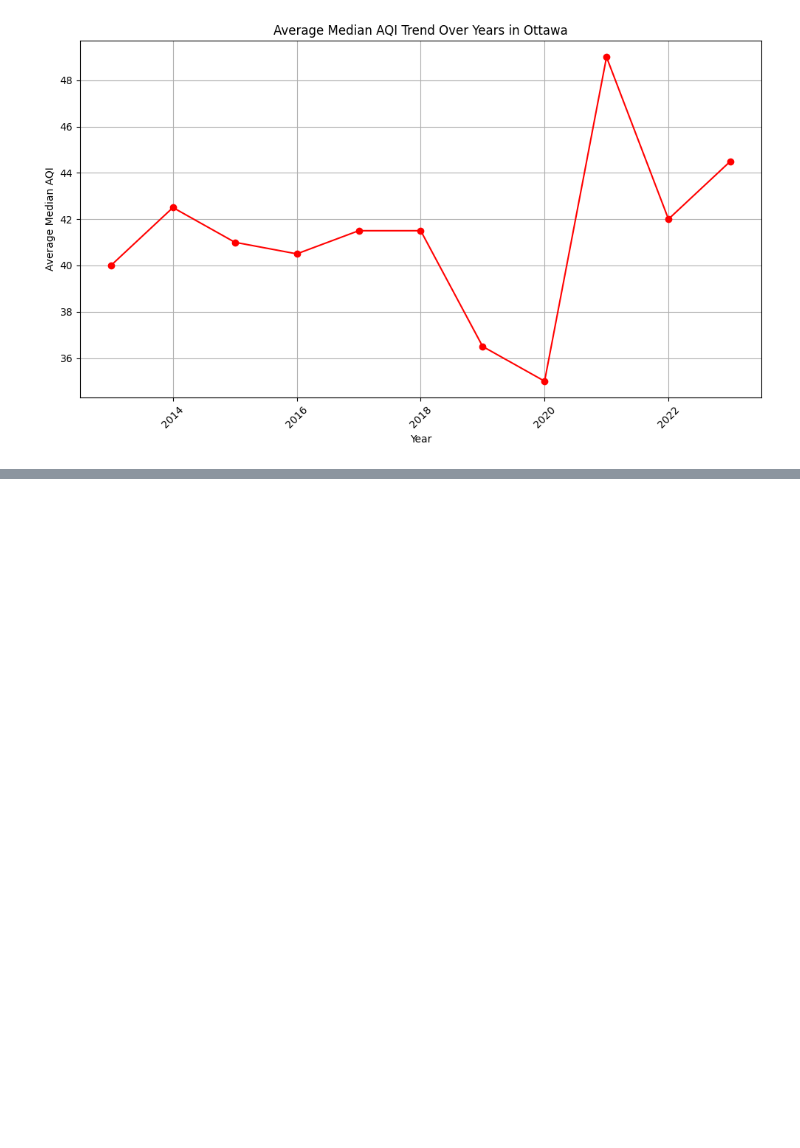
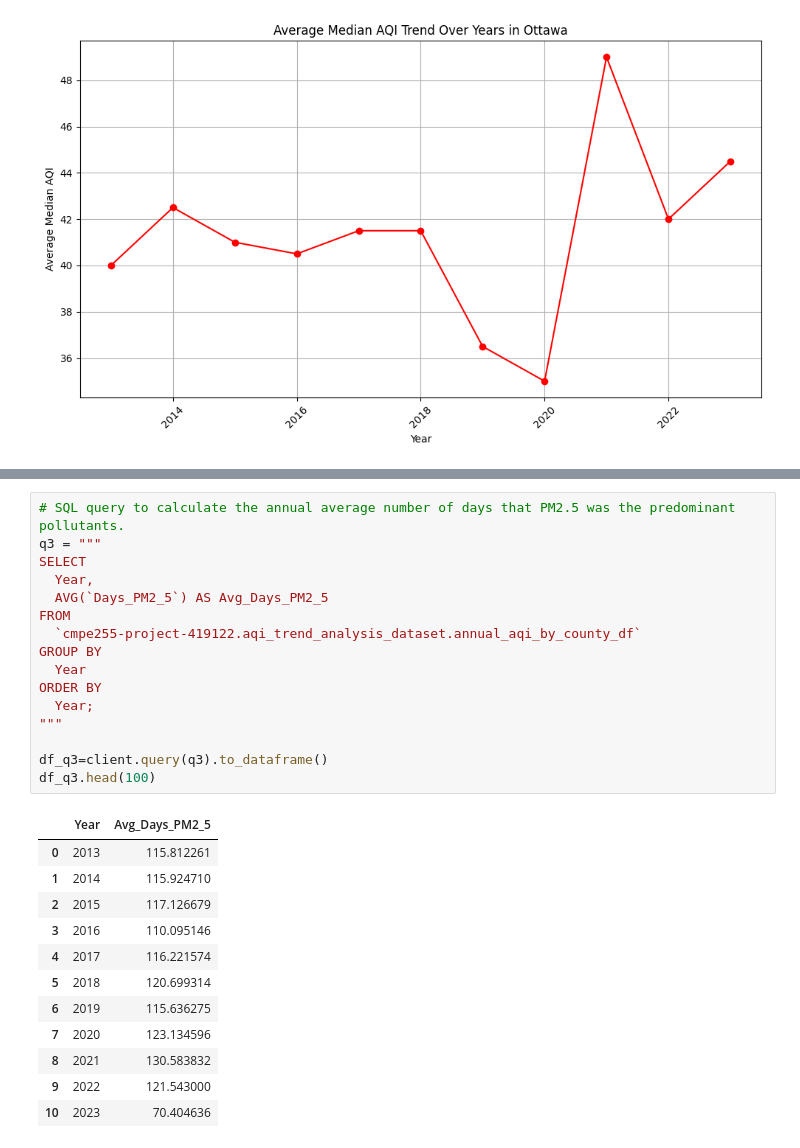
Before and after one commit to HieuVuong001/AQI_analysis, a Jupyter notebook: ProjectCode_CMPE255.ipynb, the cells around one changed output, grey strips where cells are left out. Cells and saved outputs as stored; diff of their text form; blank space fills up the shorter version.

```diff
--- a/ProjectCode_CMPE255.ipynb
+++ b/ProjectCode_CMPE255.ipynb
@@ -393,0 +475,29 @@ df_q2.head(100)
+# %%
+# SQL query to calculate the annual average number of days that PM2.5 was the predominant pollutants.
+q3 = """
+SELECT
+  Year,
+  AVG(`Days_PM2_5`) AS Avg_Days_PM2_5
+FROM
+  `cmpe255-project-419122.aqi_trend_analysis_dataset.annual_aqi_by_county_df`
+GROUP BY
+  Year
+ORDER BY
+  Year;
+"""
+
+df_q3=client.query(q3).to_dataframe()
+df_q3.head(100)
+# %% [output]
+|  | Year | Avg_Days_PM2_5 |
+| 0 | 2013 | 115.812261 |
+| 1 | 2014 | 115.924710 |
+| 2 | 2015 | 117.126679 |
+| 3 | 2016 | 110.095146 |
+| 4 | 2017 | 116.221574 |
+| 5 | 2018 | 120.699314 |
+| 6 | 2019 | 115.636275 |
+| 7 | 2020 | 123.134596 |
+| 8 | 2021 | 130.583832 |
+| 9 | 2022 | 121.543000 |
+| 10 | 2023 | 70.404636 |
```
Also changed, not shown: parts of 19 cells of this notebook.
